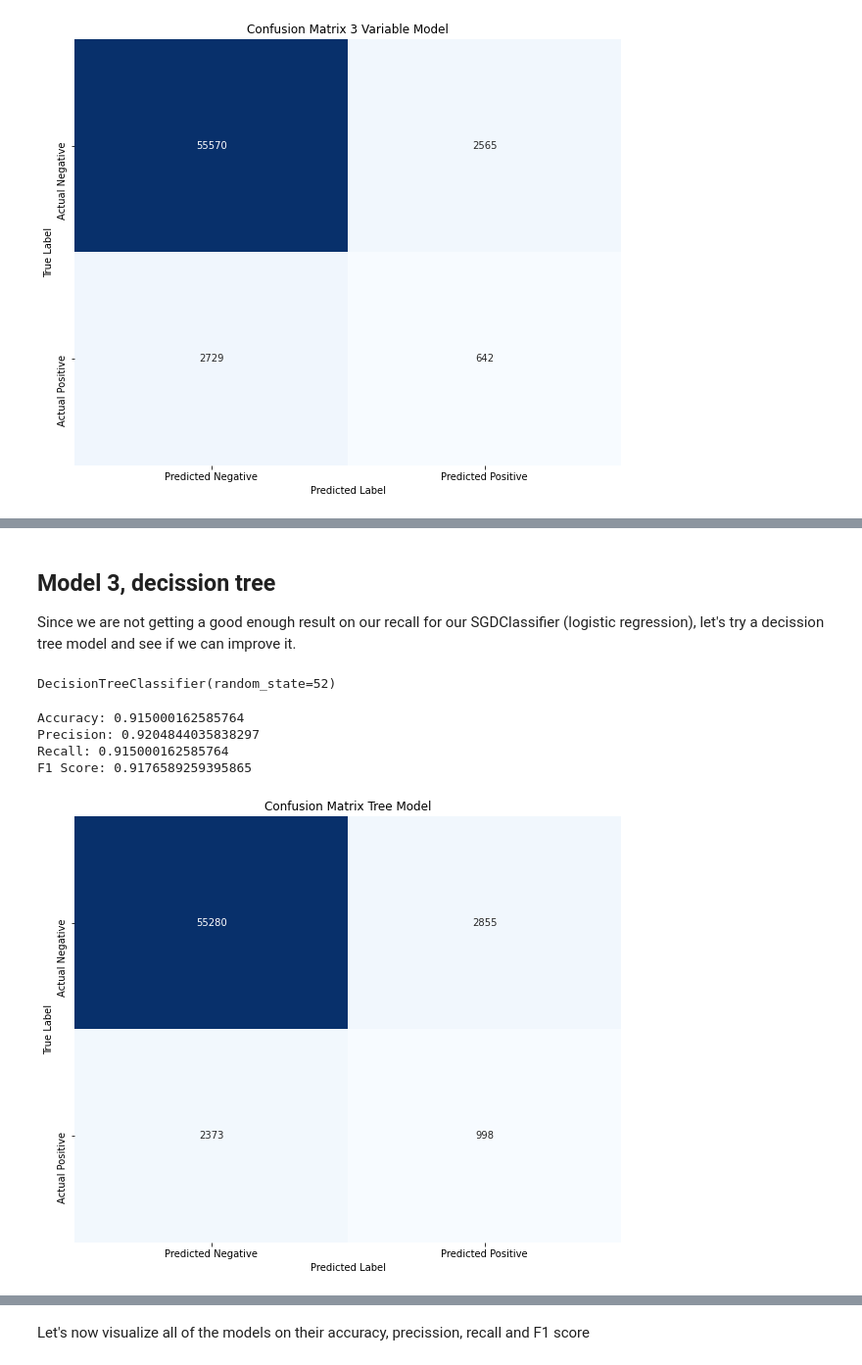
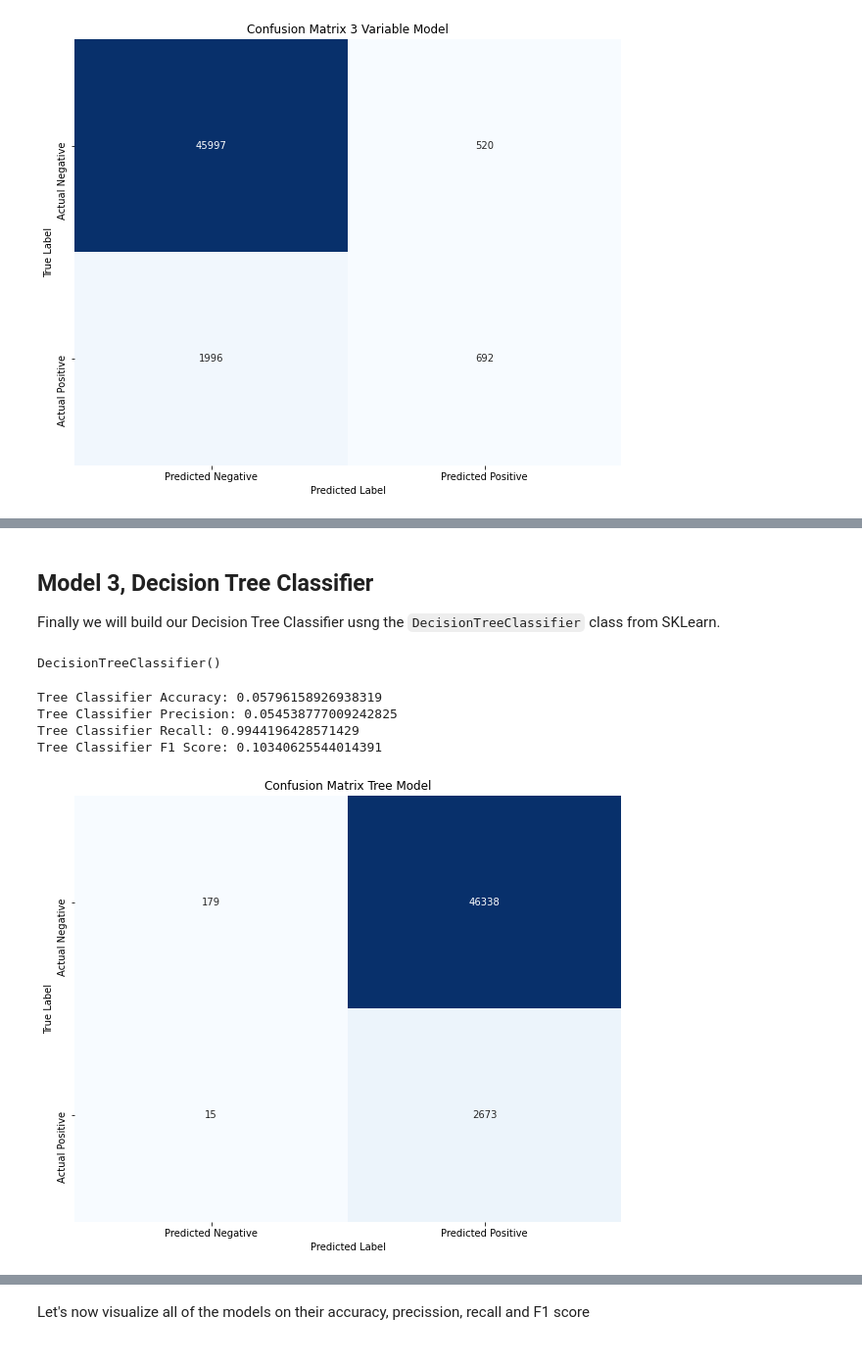
Before and after one commit to jackraiferbaruch/machine_learning_supervised_models, a Jupyter notebook: Heart Attack Prediction SML JRB.ipynb, the cells around one changed output, grey strips where cells are left out. Shown: that part at 98% size. Saved outputs shown, nothing was run; the diff lists cells and outputs as text; code cells hidden in the pictures.

```diff
--- a/Heart Attack Prediction SML JRB.ipynb
+++ b/Heart Attack Prediction SML JRB.ipynb
@@ -275,5 +320,5 @@ hddm3 = hdd[variables_m3]
 # %%
-# Now we split the data into training and testing sets with a 75/25 split
+# Now we split the data into training and testing sets with an 80/20 split
 
-x3_train, x3_test, y3_train, y3_test = train_test_split(hddm3, target, test_size=0.25, random_state=52)
+X_train, X_test, y_train, y_test = train_test_split(X, y, test_size=0.20, random_state=52)
 # %%
@@ -340,5 +389,12 @@ ha_clfAll = SGDClassifier(penalty = None)
+# %%
+# Instantiate the moel. We will use 2000 max iterations.
+# Gamma is set to auto.
+# Probability estimates set to True.
+# Decision Function set to One vs One.
+
+svm = SVC(max_iter = 2000, gamma = 'auto', probability = True, decision_function_shape = 'ovo')
 # %%
-# Train the model
+# Train the SVM model
 
-ha_clfAll.fit(xAll_train, yAll_train)
+svm.fit(X_train, y_train)
 # %% [output]
@@ -402,6 +436,6 @@ plt.show()
 # %% [markdown]
-## Model 3, decission tree
+## Model 3, Decision Tree Classifier
 
-Since we are not getting a good enough result on our recall for our SGDClassifier (logistic regression), let's try a decission tree model and see if we can improve it.
+Finally we will build our Decision Tree Classifier usng the `DecisionTreeClassifier` class from SKLearn.
 # %%
 # Import our Tree model function from SkLearn
@@ -413,39 +452,40 @@ tree_model = DecisionTreeClassifier(random_state=52)
 # %%
 # Train it with the sets we already have prepared
 
-tree_model.fit(xAll_train, yAll_train)
+tc.fit(X_train, y_train)
 # %% [output]
-DecisionTreeClassifier(random_state=52)
+DecisionTreeClassifier()
 # %%
-tree_pred = tree_model.predict(xAll_test)
+tc_pred = tc.predict(X_test)
+
+tc_pred = svm.predict(X_test)
+
+tc_acc = accuracy_score(y_test, tc_pred)
+tc_prec = precision_score(y_test, tc_pred)
+tc_rec = recall_score(y_test, tc_pred)
+tc_f1 = f1_score(y_test, tc_pred)
+
+print("Tree Classifier Accuracy:", tc_acc)
+print("Tree Classifier Precision:", tc_prec)
+print("Tree Classifier Recall:", tc_rec)
+print("Tree Classifier F1 Score:", tc_f1)
+# %% [output]
+Tree Classifier Accuracy: 0.05796158926938319
+Tree Classifier Precision: 0.054538777009242825
+Tree Classifier Recall: 0.9944196428571429
+Tree Classifier F1 Score: 0.10340625544014391
-# %%
-accuracyT = accuracy_score(yAll_test, tree_pred)
-precisionT = precision_score(yAll_test, tree_pred, average='weighted')
-recallT = recall_score(yAll_test, tree_pred, average='weighted')
-f1T = f1_score(yAll_test, tree_pred, average='weighted')
-
-
-print("Accuracy:", accuracyT)
-print("Precision:", precisionT)
-print("Recall:", recallT)
-print("F1 Score:", f1T)
-# %% [output]
-Accuracy: 0.915000162585764
-Precision: 0.9204844035838297
-Recall: 0.915000162585764
-F1 Score: 0.9176589259395865
 # %%
 # Visualize the confusion matrix
 
-conf_matrixTree = confusion_matrix(yAll_test, tree_pred)
+tc_conf_matrix = confusion_matrix(y_test, tc_pred)
 
 plt.figure(figsize=(10, 8))
-sns.heatmap(conf_matrixTree, annot=True, cmap='Blues', fmt='d', cbar=False,
+sns.heatmap(tc_conf_matrix, annot=True, cmap='Blues', fmt='d', cbar=False,
             xticklabels=['Predicted Negative', 'Predicted Positive'],
             yticklabels=['Actual Negative', 'Actual Positive'])
 plt.title('Confusion Matrix Tree Model')
 plt.xlabel('Predicted Label')
 plt.ylabel('True Label')
 plt.show()
 # %% [output]
-[figure, old version]
+[figure, new version]
```
Also changed, not shown: parts of 46 cells of this notebook.
